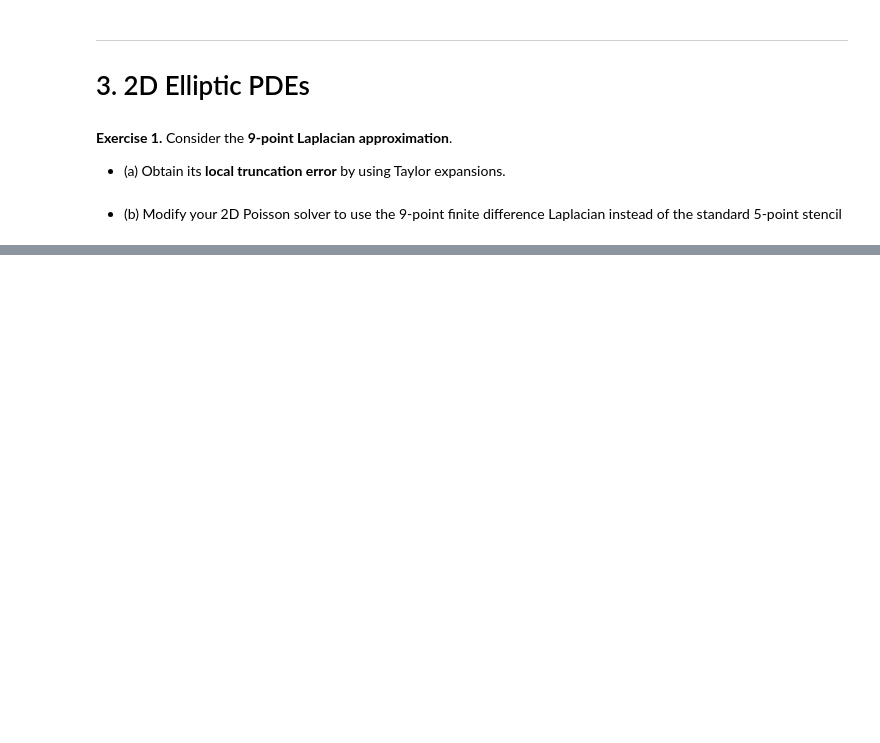
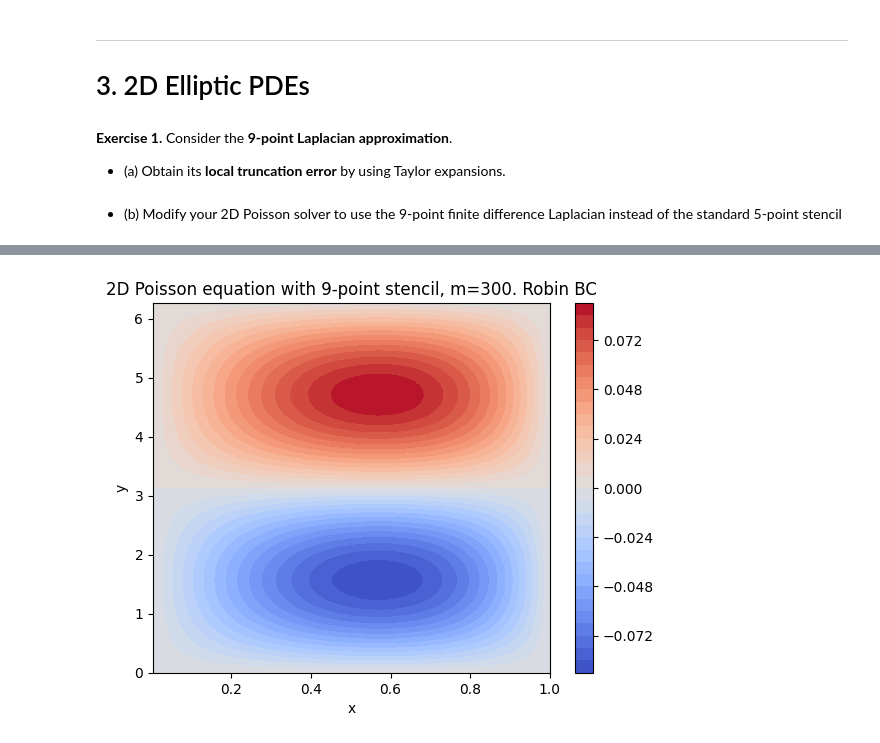
Before and after one commit to jenriquezafra/MSc, a Jupyter notebook: CTDE/exercises.ipynb, the cells around one changed output, grey strips where cells are left out. Cells and saved outputs as stored; diff of their text form; code cells hidden in the pictures; blank space fills up the shorter version.

```diff
--- a/CTDE/exercises.ipynb
+++ b/CTDE/exercises.ipynb
@@ -193,0 +384,9 @@ NameError: name 'm' is not defined
+# %%
+plt.contourf(X, Y, U, 30, cmap='coolwarm')
+plt.colorbar()
+plt.title(f'2D Poisson equation with 9-point stencil, m={m}. Robin BC')
+plt.xlabel('x')
+plt.ylabel('y')
+plt.show()
+# %% [output]
+[figure, added]
```
Also changed, not shown: parts of 14 cells of this notebook, 7 other files.
